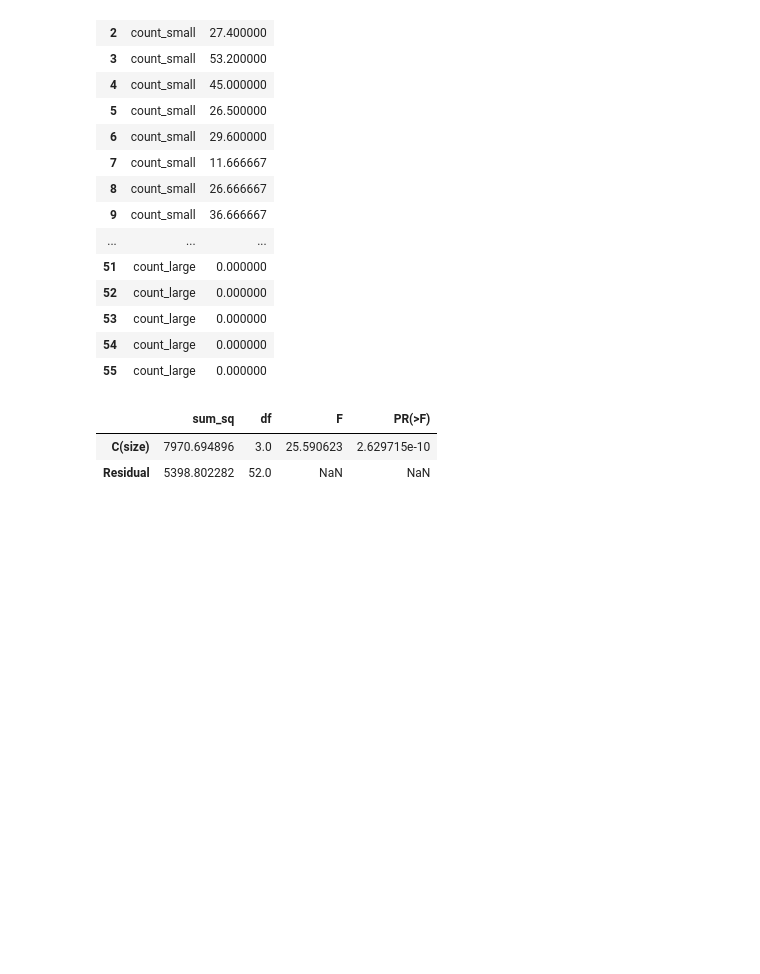
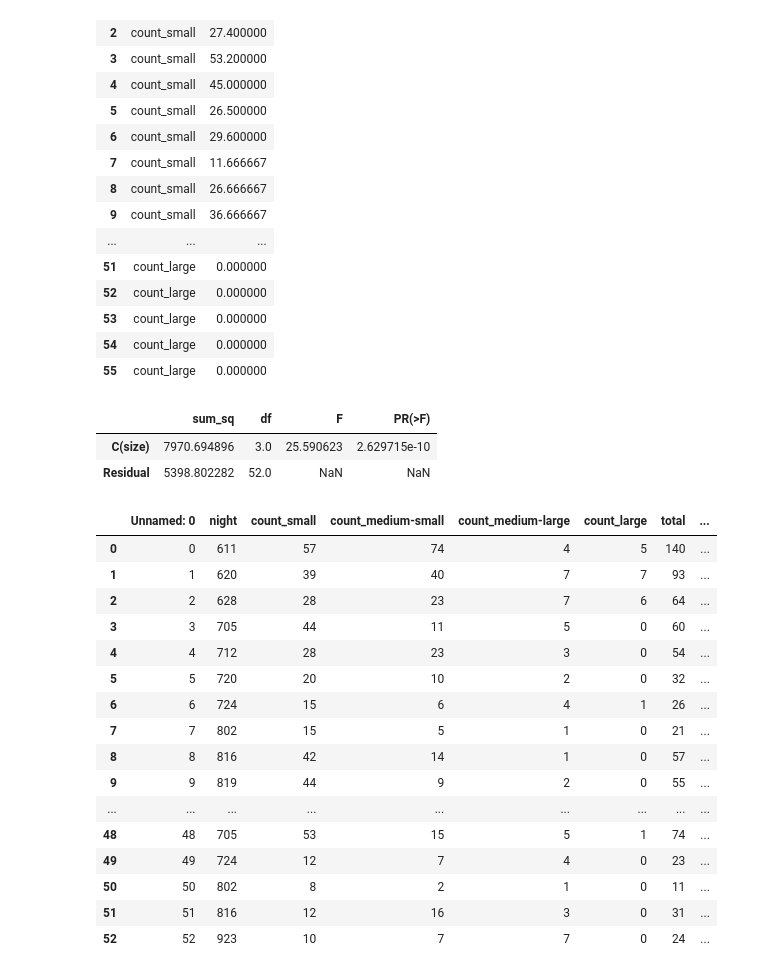
Before and after one commit to Suhavi/Lepidoptera_Hubbard_Brook, a Jupyter notebook: notebooks/hypothesisTesting.ipynb, the cells around one changed output. Saved outputs shown, nothing was run; the diff lists cells and outputs as text; code cells hidden in the pictures; blank space fills up the shorter version.

```diff
--- a/notebooks/hypothesisTesting.ipynb
+++ b/notebooks/hypothesisTesting.ipynb
@@ -303,3 +527,29 @@ anova_table
 |  | sum_sq | df | F | PR(>F) |
 | C(size) | 7970.694896 | 3.0 | 25.590623 | 2.629715e-10 |
 | Residual | 5398.802282 | 52.0 | NaN | NaN |
+# %%
+import pandas as pd
+stats_bm = pd.read_csv("stats_bm.csv")
+stats_bm = stats_bm.rename(columns={'night.mmdd': 'night'})
+stats_bm["site"] = stats_bm["site"].astype("category")
+stats_bm["night"] = stats_bm["night"].astype("category")
+stats_bm["bm_total"] = stats_bm["bm_total"].astype("float")
+stats_bm
+# %% [output]
+|  | Unnamed: 0 | night | count_small | count_medium-small | count_medium-large | count_large | total | ... |
+| 0 | 0 | 611 | 57 | 74 | 4 | 5 | 140 | ... |
+| 1 | 1 | 620 | 39 | 40 | 7 | 7 | 93 | ... |
+| 2 | 2 | 628 | 28 | 23 | 7 | 6 | 64 | ... |
+| 3 | 3 | 705 | 44 | 11 | 5 | 0 | 60 | ... |
+| 4 | 4 | 712 | 28 | 23 | 3 | 0 | 54 | ... |
+| 5 | 5 | 720 | 20 | 10 | 2 | 0 | 32 | ... |
+| 6 | 6 | 724 | 15 | 6 | 4 | 1 | 26 | ... |
+| 7 | 7 | 802 | 15 | 5 | 1 | 0 | 21 | ... |
+| 8 | 8 | 816 | 42 | 14 | 1 | 0 | 57 | ... |
+| 9 | 9 | 819 | 44 | 9 | 2 | 0 | 55 | ... |
+| ... | ... | ... | ... | ... | ... | ... | ... | ... |
+| 48 | 48 | 705 | 53 | 15 | 5 | 1 | 74 | ... |
+| 49 | 49 | 724 | 12 | 7 | 4 | 0 | 23 | ... |
+| 50 | 50 | 802 | 8 | 2 | 1 | 0 | 11 | ... |
+| 51 | 51 | 816 | 12 | 16 | 3 | 0 | 31 | ... |
+| 52 | 52 | 923 | 10 | 7 | 7 | 0 | 24 | ... |
```
Also changed, not shown: parts of 16 cells of this notebook, 14 other files.
